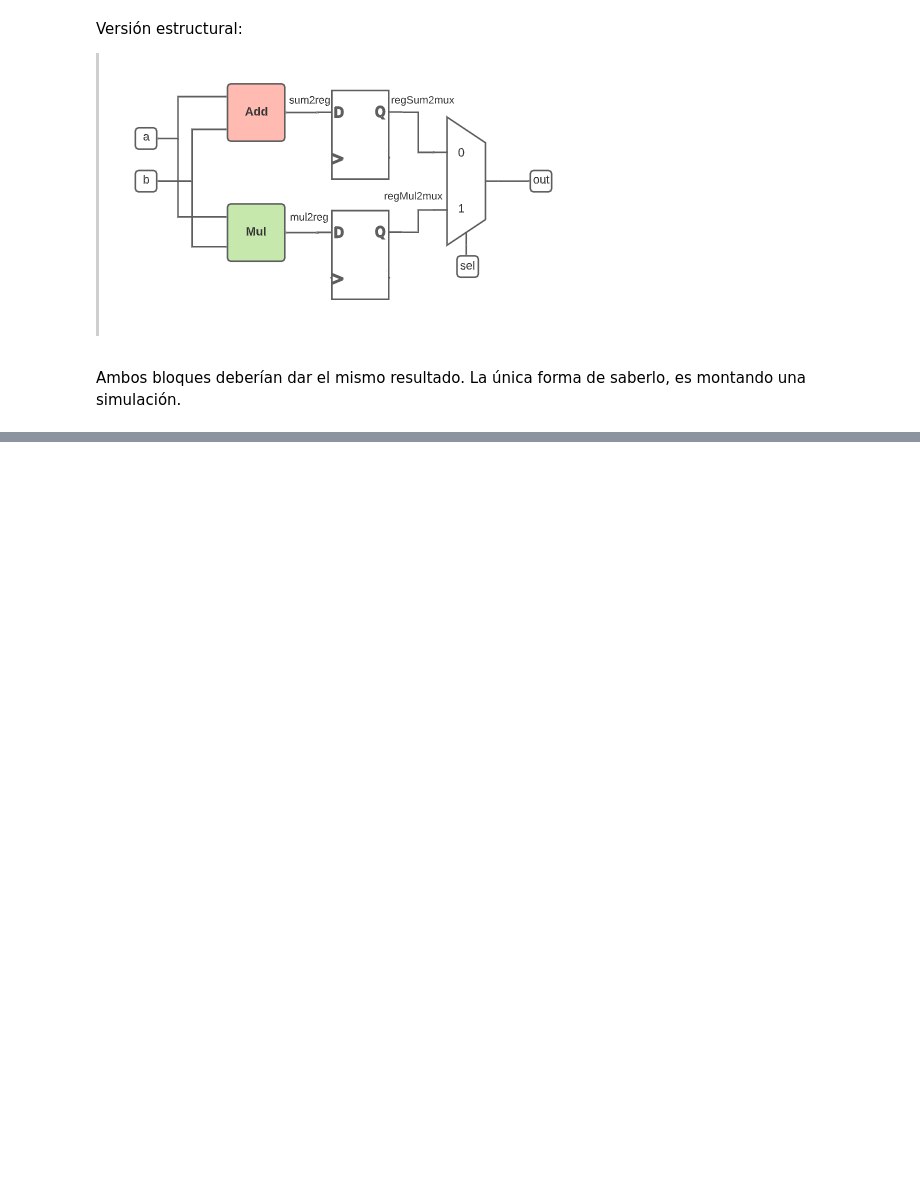
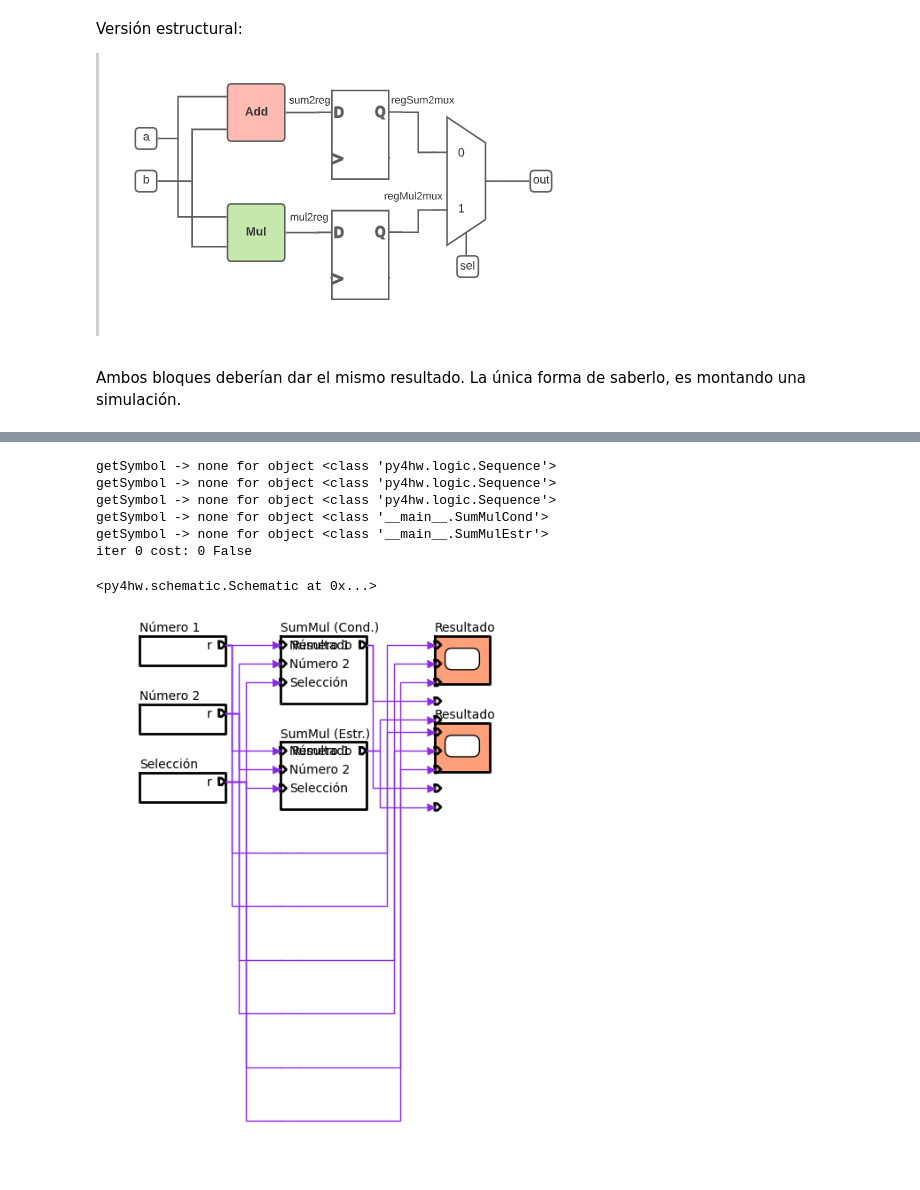
Before and after one commit to ThePituLegend/py4hw-examples, a Jupyter notebook: Tutorial_de_Py4Hw.ipynb, the cells around one changed output, grey strips where cells are left out. Drawn from its saved outputs; the diff is of its cells as text; code cells hidden in the pictures; blank space fills up the shorter version.

```diff
--- a/Tutorial_de_Py4Hw.ipynb
+++ b/Tutorial_de_Py4Hw.ipynb
@@ -401,0 +485,11 @@ Podemos ver que ambos bloques funcionan correctamente y son equivalentes.
+# %%
+Schematic(sys)
+# %% [output]
+getSymbol -> none for object <class 'py4hw.logic.Sequence'>
+getSymbol -> none for object <class 'py4hw.logic.Sequence'>
+getSymbol -> none for object <class 'py4hw.logic.Sequence'>
+getSymbol -> none for object <class '__main__.SumMulCond'>
+getSymbol -> none for object <class '__main__.SumMulEstr'>
+iter 0 cost: 0 False
+<py4hw.schematic.Schematic at 0x...>
+[figure, added]
```
Also changed, not shown: parts of 28 cells of this notebook.
